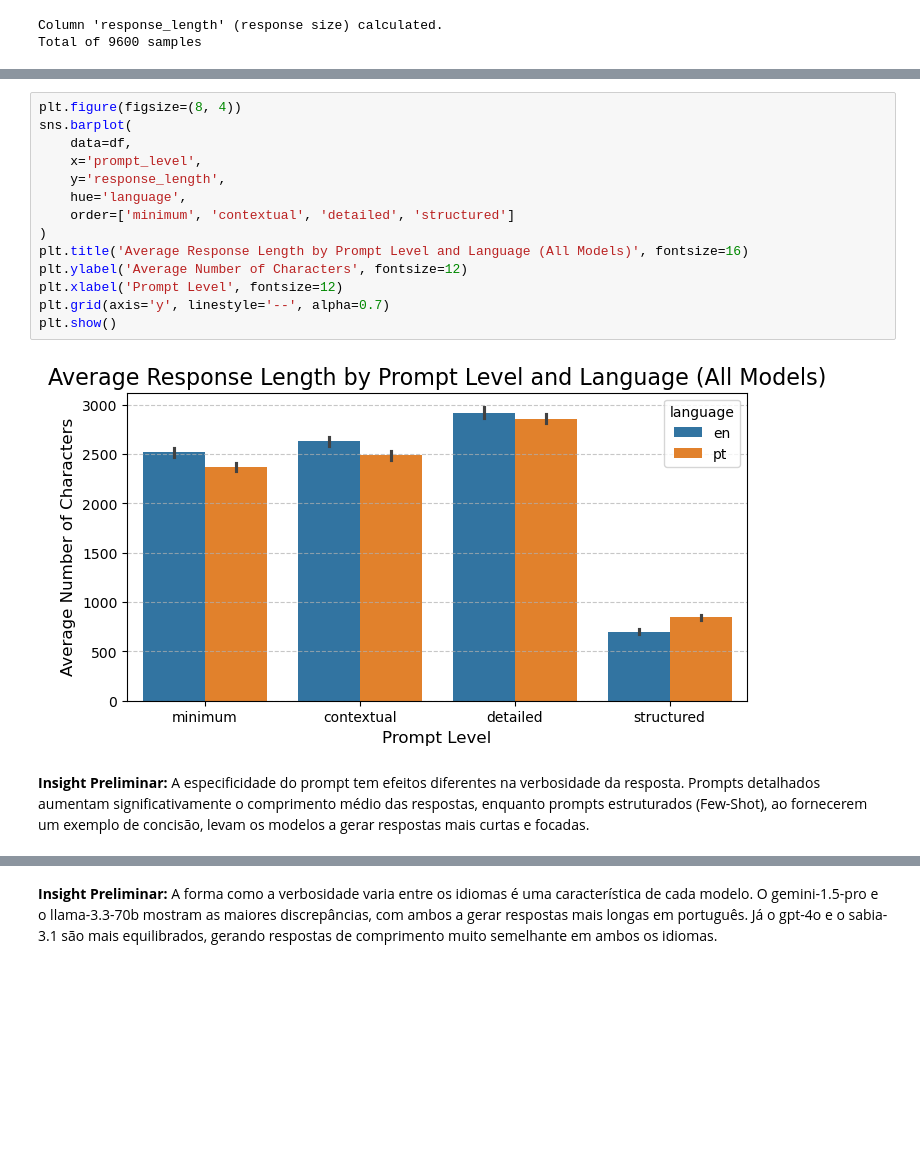
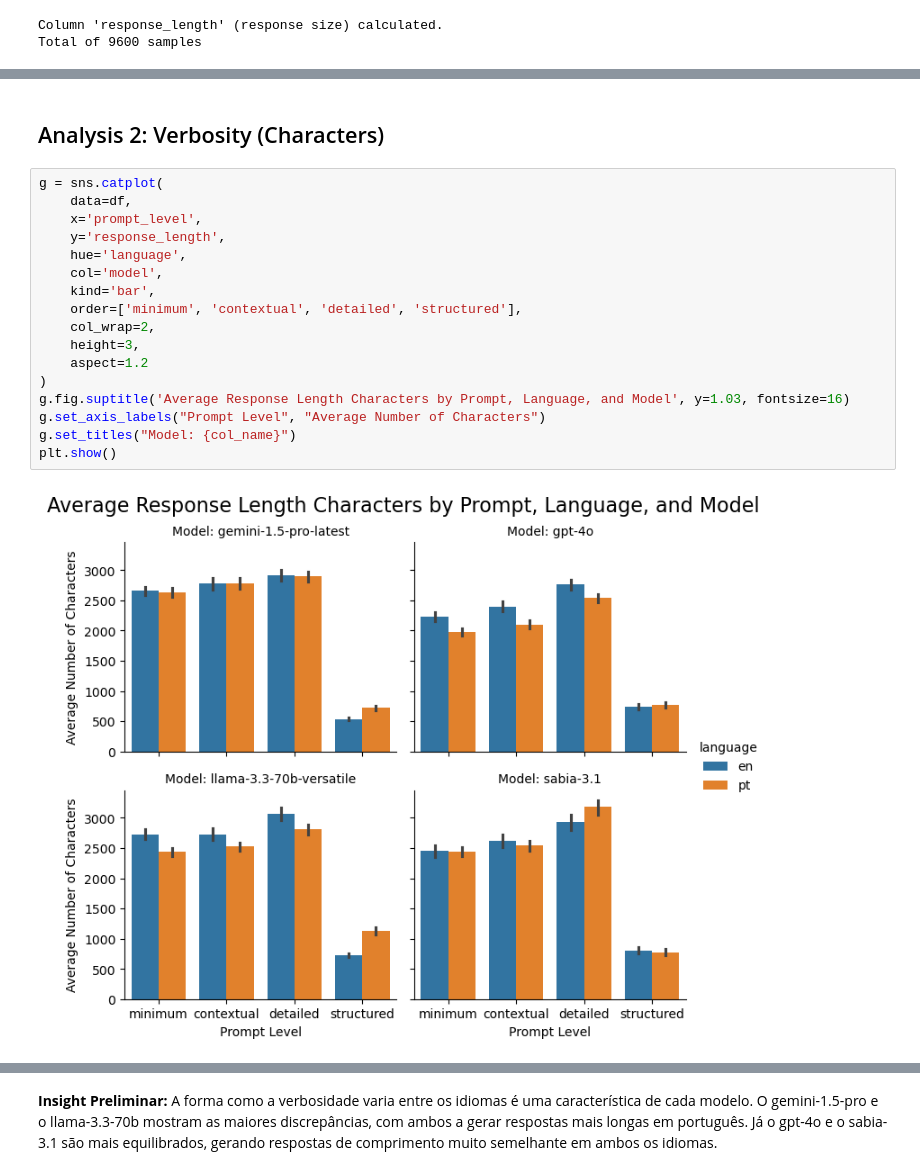
Before and after one commit to laysearaujo/cross-lingual-prompt-analysis, a Jupyter notebook: 2_preliminary_analysis.ipynb, the cells around one changed output, grey strips where cells are left out. Saved outputs shown, nothing was run; the diff lists cells and outputs as text; blank space fills up the shorter version.

Commit message:
feat: Preliminary analysis graphs

```diff
--- a/2_preliminary_analysis.ipynb
+++ b/2_preliminary_analysis.ipynb
@@ -30,21 +102,24 @@ Total of 9600 samples
+# %% [markdown]
+## Analysis 2: Verbosity (Characters)
 # %%
-plt.figure(figsize=(8, 4))
-sns.barplot(
+g = sns.catplot(
     data=df,
     x='prompt_level',
     y='response_length',
     hue='language',
-    order=['minimum', 'contextual', 'detailed', 'structured']
+    col='model',
+    kind='bar',
+    order=['minimum', 'contextual', 'detailed', 'structured'],
+    col_wrap=2,
+    height=3,
+    aspect=1.2
 )
-plt.title('Average Response Length by Prompt Level and Language (All Models)', fontsize=16)
-plt.ylabel('Average Number of Characters', fontsize=12)
-plt.xlabel('Prompt Level', fontsize=12)
-plt.grid(axis='y', linestyle='--', alpha=0.7)
+g.fig.suptitle('Average Response Length Characters by Prompt, Language, and Model', y=1.03, fontsize=16)
+g.set_axis_labels("Prompt Level", "Average Number of Characters")
+g.set_titles("Model: {col_name}")
 plt.show()
 # %% [output]
-[figure, old version]
+[figure, new version]
-# %% [markdown]
-**Insight Preliminar:** A especificidade do prompt tem efeitos diferentes na verbosidade da resposta. Prompts detalhados aumentam significativamente o comprimento médio das respostas, enquanto prompts estruturados (Few-Shot), ao fornecerem um exemplo de concisão, levam os modelos a gerar respostas mais curtas e focadas.
 # %%
 g = sns.catplot(
     data=df,
```
Also changed, not shown: parts of 23 cells of this notebook.
